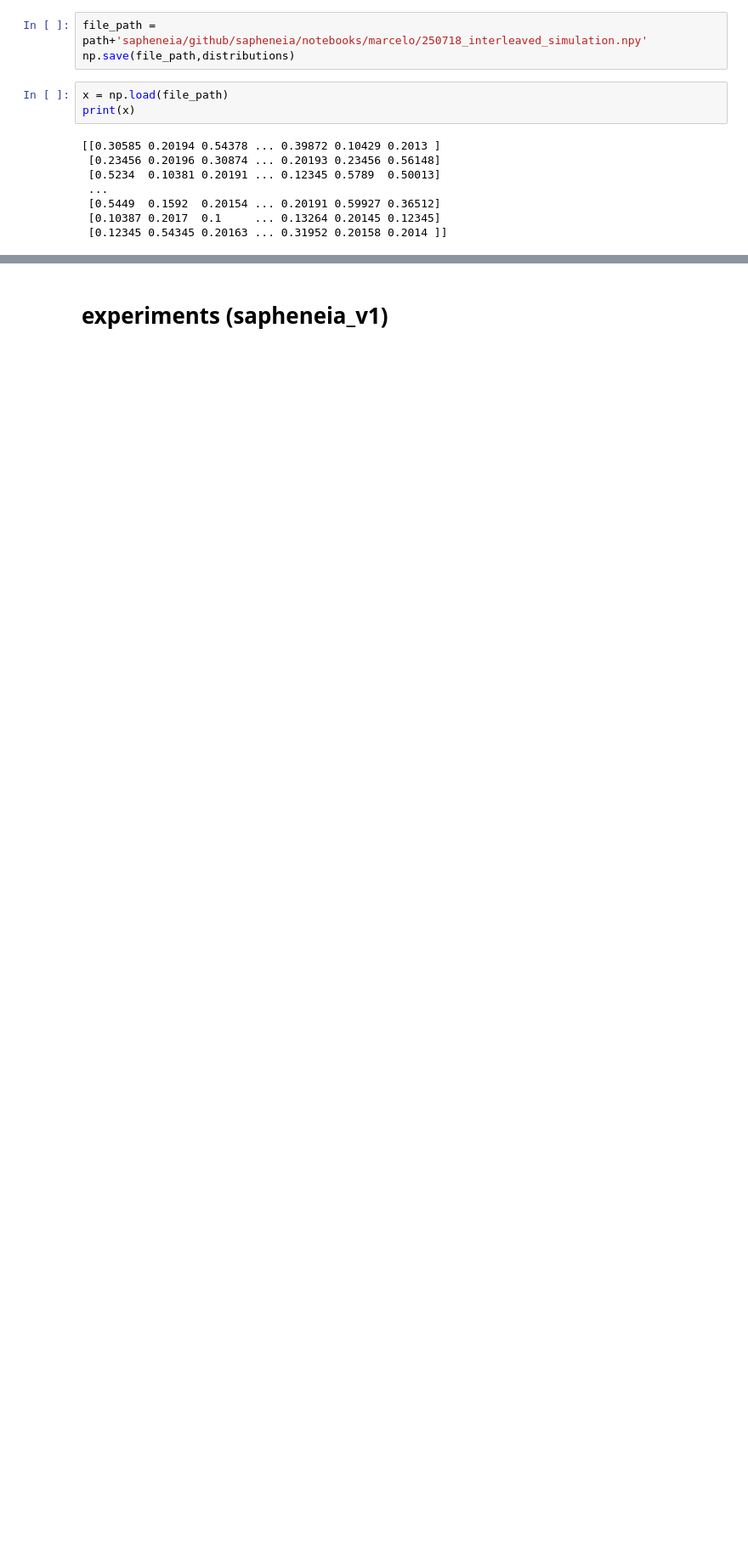
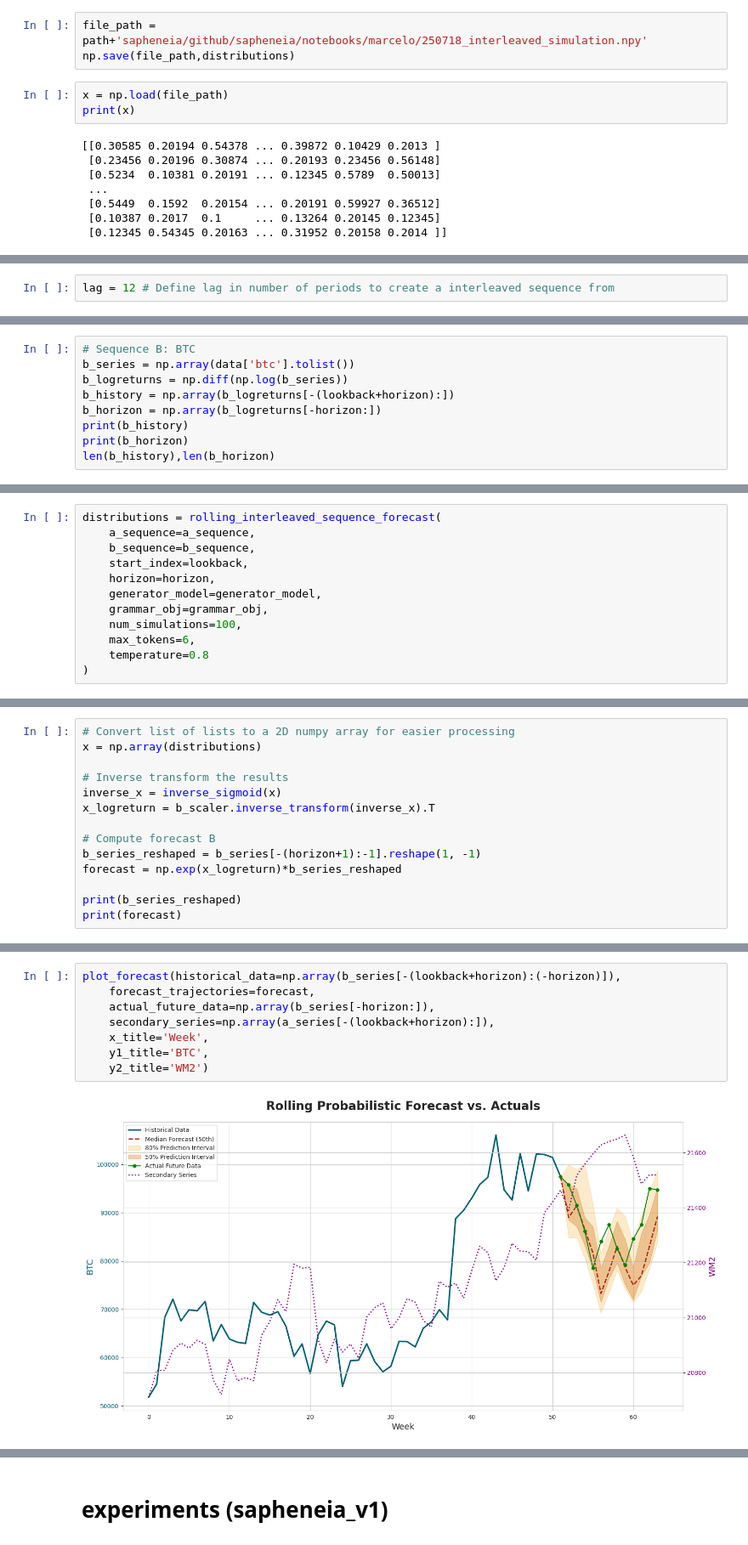
Before and after one commit to labrem/sapheneia, a Jupyter notebook: notebooks/marcelo/sapheneia_v2.ipynb, the cells around one changed output, grey strips where cells are left out. Shown at 85% size. Drawn from its saved outputs; the diff is of its cells as text; blank space fills up the shorter version.

Commit message:
Test with multiple time-series single-step model inference

```diff
--- a/notebooks/marcelo/sapheneia_v2.ipynb
+++ b/notebooks/marcelo/sapheneia_v2.ipynb
@@ -1676,0 +1878,2 @@ print(x)
+# %%
+lag = 12 # Define lag in number of periods to create a interleaved sequence from
@@ -1676,0 +1967,9 @@ print(x)
+# %%
+# Sequence B: BTC
+b_series = np.array(data['btc'].tolist())
+b_logreturns = np.diff(np.log(b_series))
+b_history = np.array(b_logreturns[-(lookback+horizon):])
+b_horizon = np.array(b_logreturns[-horizon:])
+print(b_history)
+print(b_horizon)
+len(b_history),len(b_horizon)
@@ -1676,0 +2044,12 @@ print(x)
+# %%
+distributions = rolling_interleaved_sequence_forecast(
+    a_sequence=a_sequence,
+    b_sequence=b_sequence,
+    start_index=lookback,
+    horizon=horizon,
+    generator_model=generator_model,
+    grammar_obj=grammar_obj,
+    num_simulations=100,
+    max_tokens=6,
+    temperature=0.8
+)
@@ -1676,0 +2125,14 @@ print(x)
+# %%
+# Convert list of lists to a 2D numpy array for easier processing
+x = np.array(distributions)
+
+# Inverse transform the results
+inverse_x = inverse_sigmoid(x)
+x_logreturn = b_scaler.inverse_transform(inverse_x).T
+
+# Compute forecast B
+b_series_reshaped = b_series[-(horizon+1):-1].reshape(1, -1)
+forecast = np.exp(x_logreturn)*b_series_reshaped
+
+print(b_series_reshaped)
+print(forecast)
@@ -1676,0 +2155,10 @@ print(x)
+# %%
+plot_forecast(historical_data=np.array(b_series[-(lookback+horizon):(-horizon)]),
+    forecast_trajectories=forecast,
+    actual_future_data=np.array(b_series[-horizon:]),
+    secondary_series=np.array(a_series[-(lookback+horizon):]),
+    x_title='Week',
+    y1_title='BTC',
+    y2_title='WM2')
+# %% [output]
+[figure, added]
```
Also changed, not shown: parts of 42 cells of this notebook, 2 other files.
